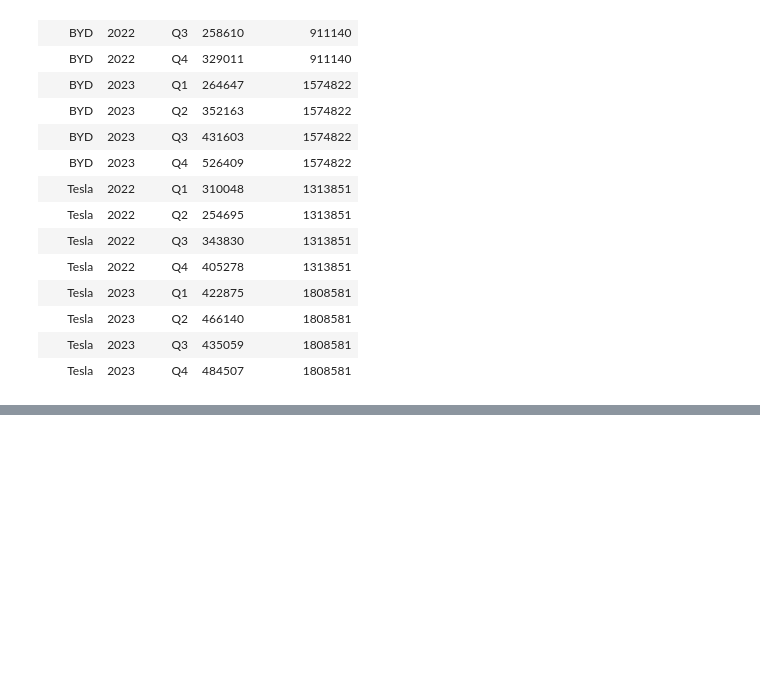
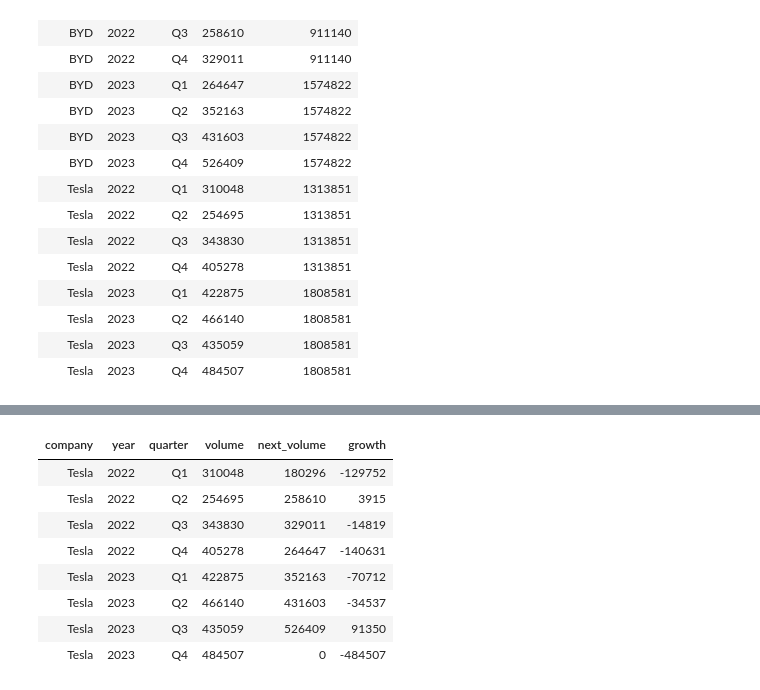
Before and after one commit to Rupam-1/SQL-Pyspark_Study, a Jupyter notebook: 08. Windows Function.ipynb, the cells around one changed output, grey strips where cells are left out. Cells and saved outputs as stored; diff of their text form; code cells hidden in the pictures; blank space fills up the shorter version.

```diff
--- a/08. Windows Function.ipynb
+++ b/08. Windows Function.ipynb
@@ -171,0 +269,23 @@ sales.withColumn(
+# %%
+from pyspark.sql.functions import *
+from pyspark.sql.window import Window
+
+sales_df.withColumn(
+    "next_volume",
+    lead(col("volume"),1,0).over(Window.orderBy(col("year"), col("quarter")))
+).withColumn(
+    "growth",
+    (col("next_volume") - col("volume"))
+).filter(
+    col("company") == "Tesla"
+).display()
+# %% [output]
+| company | year | quarter | volume | next_volume | growth |
+| Tesla | 2022 | Q1 | 310048 | 180296 | -129752 |
+| Tesla | 2022 | Q2 | 254695 | 258610 | 3915 |
+| Tesla | 2022 | Q3 | 343830 | 329011 | -14819 |
+| Tesla | 2022 | Q4 | 405278 | 264647 | -140631 |
+| Tesla | 2023 | Q1 | 422875 | 352163 | -70712 |
+| Tesla | 2023 | Q2 | 466140 | 431603 | -34537 |
+| Tesla | 2023 | Q3 | 435059 | 526409 | 91350 |
+| Tesla | 2023 | Q4 | 484507 | 0 | -484507 |
```
Also changed, not shown: parts of 8 cells of this notebook.
